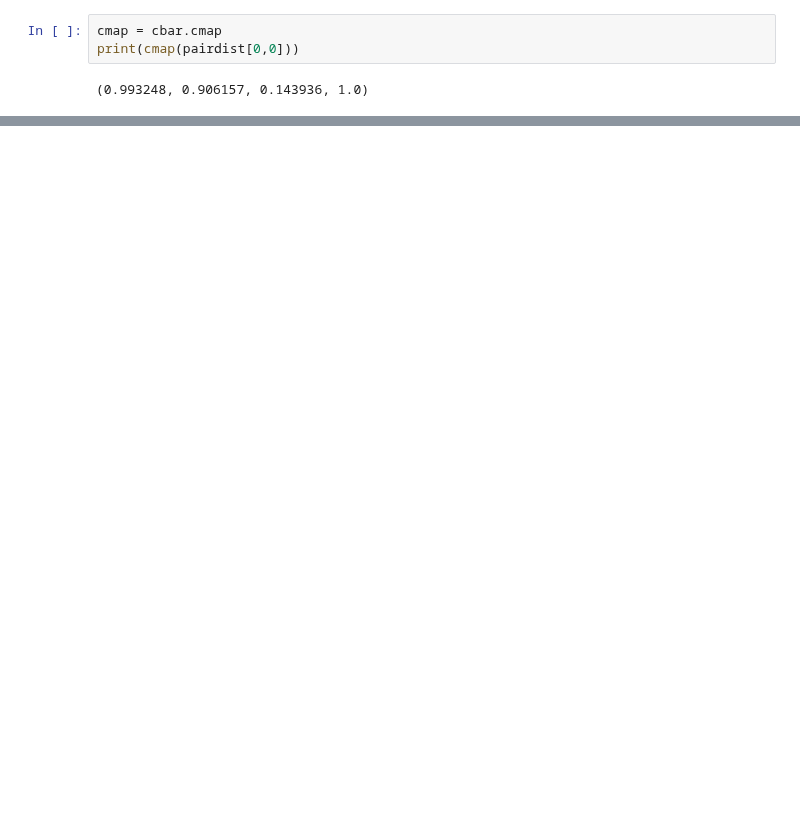
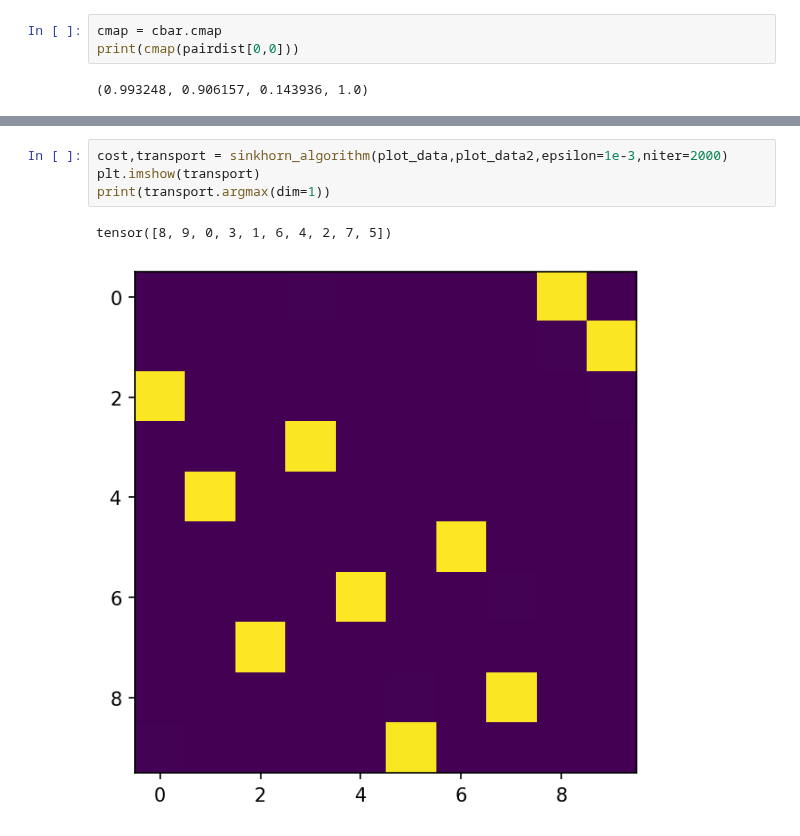
Before and after one commit to mackelab/labproject, a Jupyter notebook: docs/notebooks/wasserstein_intuition.ipynb, the cells around one changed output, grey strips where cells are left out. Cells and saved outputs as stored; diff of their text form; blank space fills up the shorter version.

```diff
--- a/docs/notebooks/wasserstein_intuition.ipynb
+++ b/docs/notebooks/wasserstein_intuition.ipynb
@@ -108,0 +109,7 @@ cost,transport = sinkhorn_algorithm(plot_data,plot_data2,eps=0.1,return_transpor
+# %%
+cost,transport = sinkhorn_algorithm(plot_data,plot_data2,epsilon=1e-3,niter=2000)
+plt.imshow(transport)
+print(transport.argmax(dim=1))
+# %% [output]
+tensor([8, 9, 0, 3, 1, 6, 4, 2, 7, 5])
+[figure, added]
```
Also changed, not shown: parts of 4 cells of this notebook.
